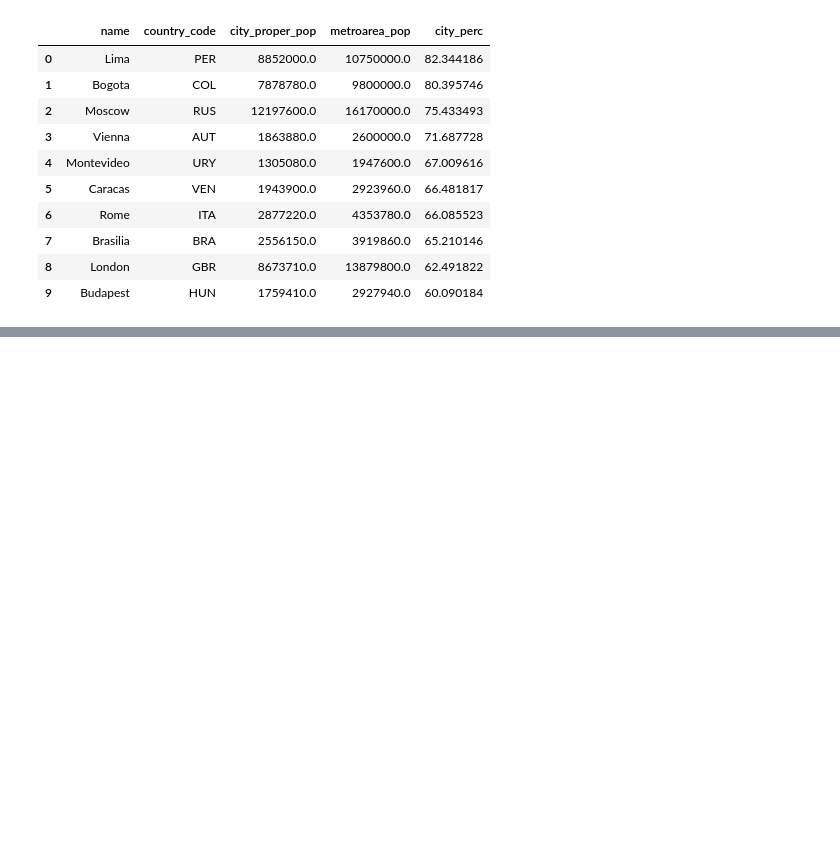
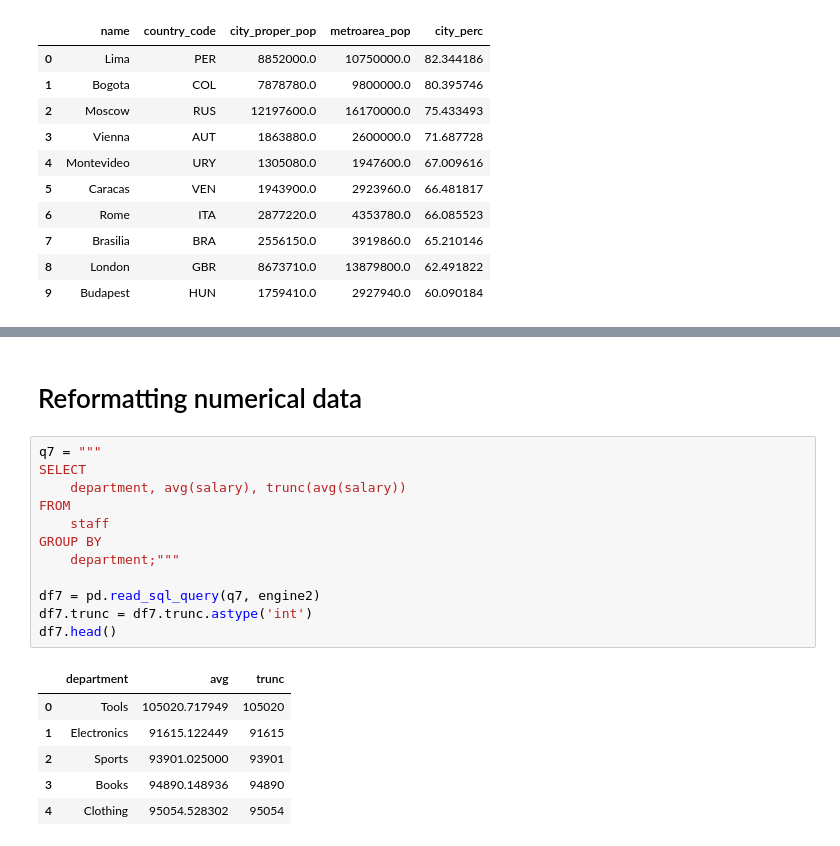
Before and after one commit to cschellenberger/Data-Science-Learning, a Jupyter notebook: SQL for Data Science.ipynb, the cells around one changed output, grey strips where cells are left out. Cells and saved outputs as stored; diff of their text form; blank space fills up the shorter version.

```diff
--- a/SQL for Data Science.ipynb
+++ b/SQL for Data Science.ipynb
@@ -1078,0 +1228,21 @@ c3
+# %% [markdown]
+# Reformatting numerical data
+# %%
+q7 = """
+SELECT
+    department, avg(salary), trunc(avg(salary))
+FROM
+    staff
+GROUP BY
+    department;"""
+
+df7 = pd.read_sql_query(q7, engine2)
+df7.trunc = df7.trunc.astype('int')
+df7.head()
+# %% [output]
+|  | department | avg | trunc |
+| 0 | Tools | 105020.717949 | 105020 |
+| 1 | Electronics | 91615.122449 | 91615 |
+| 2 | Sports | 93901.025000 | 93901 |
+| 3 | Books | 94890.148936 | 94890 |
+| 4 | Clothing | 95054.528302 | 95054 |
```
Also changed, not shown: parts of 23 cells of this notebook.
